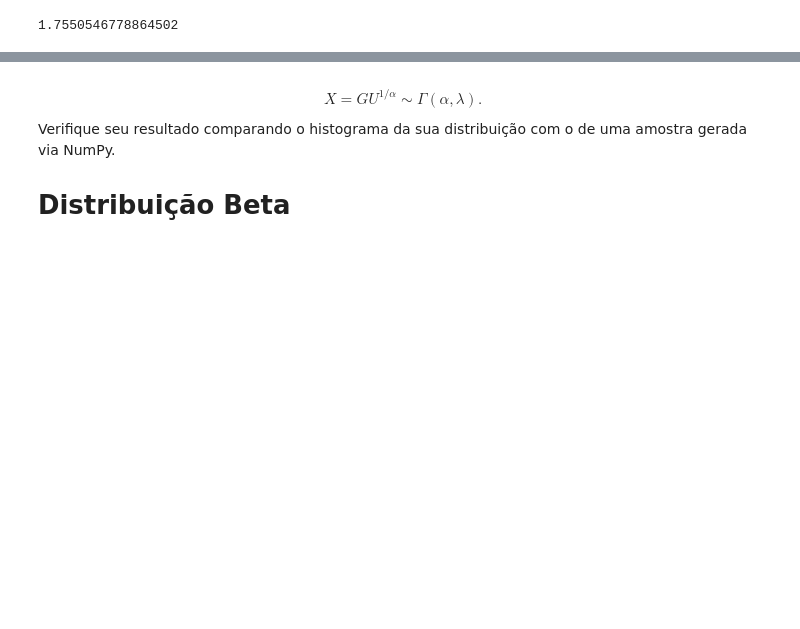
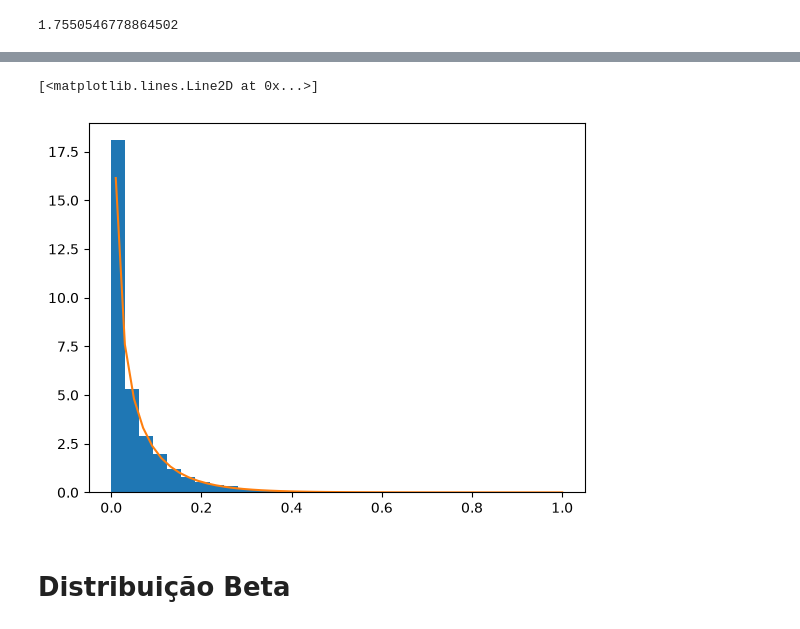
Before and after one commit to mauriciocelini/Programacao-Estatistica, a Jupyter notebook: Labs/lab9.ipynb, the cells around one changed output, grey strips where cells are left out. Drawn from its saved outputs; the diff is of its cells as text; code cells hidden in the pictures; blank space fills up the shorter version.

```diff
--- a/Labs/lab9.ipynb
+++ b/Labs/lab9.ipynb
@@ -87,0 +107,4 @@ Gere uma amostra de uma distribuição $\operatorname{Gamma}(\alpha,\lambda)$, c
+# %%
+mi = 3 # parametro da exponencial
+a = .5
+lamb = 10 # mi sempre menor q lamb
@@ -88,7 +116,22 @@ Gere uma amostra de uma distribuição $\operatorname{Gamma}(\alpha,\lambda)$, c
+# %%
+sucessos = 0
+amostra_gama_maior_que_1 = []
+while sucessos < M:
+    U = np.random.uniform()
+    exp = (-1)*np.log(np.random.uniform())/mi
+    if U * c * densidade_exp(exp,mi) < densidade_gama(exp,a+1,lamb):
+        amostra_gama_maior_que_1.append(exp)
+        sucessos += 1
+# %%
+amostra_gama_menor_1 = amostra_gama_maior_que_1*(np.random.uniform(size=M)**(1/a))
+# %%
+z = np.linspace(0.01,1)
+fz = densidade_gama(z, a, lamb)
+# %%
+plt.hist(amostra_gama_menor_1, density=True, bins=30)
+plt.plot(z,fz)
+# %% [output]
+[<matplotlib.lines.Line2D at 0x...>]
+[figure, added]
 # %% [markdown]
-$$
-X = G U^{1/\alpha} \sim \Gamma(\alpha,\lambda).
-$$
-Verifique seu resultado comparando o histograma da sua distribuição com o de uma amostra gerada via NumPy.
-
 # Distribuição Beta
```
Also changed, not shown: parts of 26 cells of this notebook, 2 other files.
